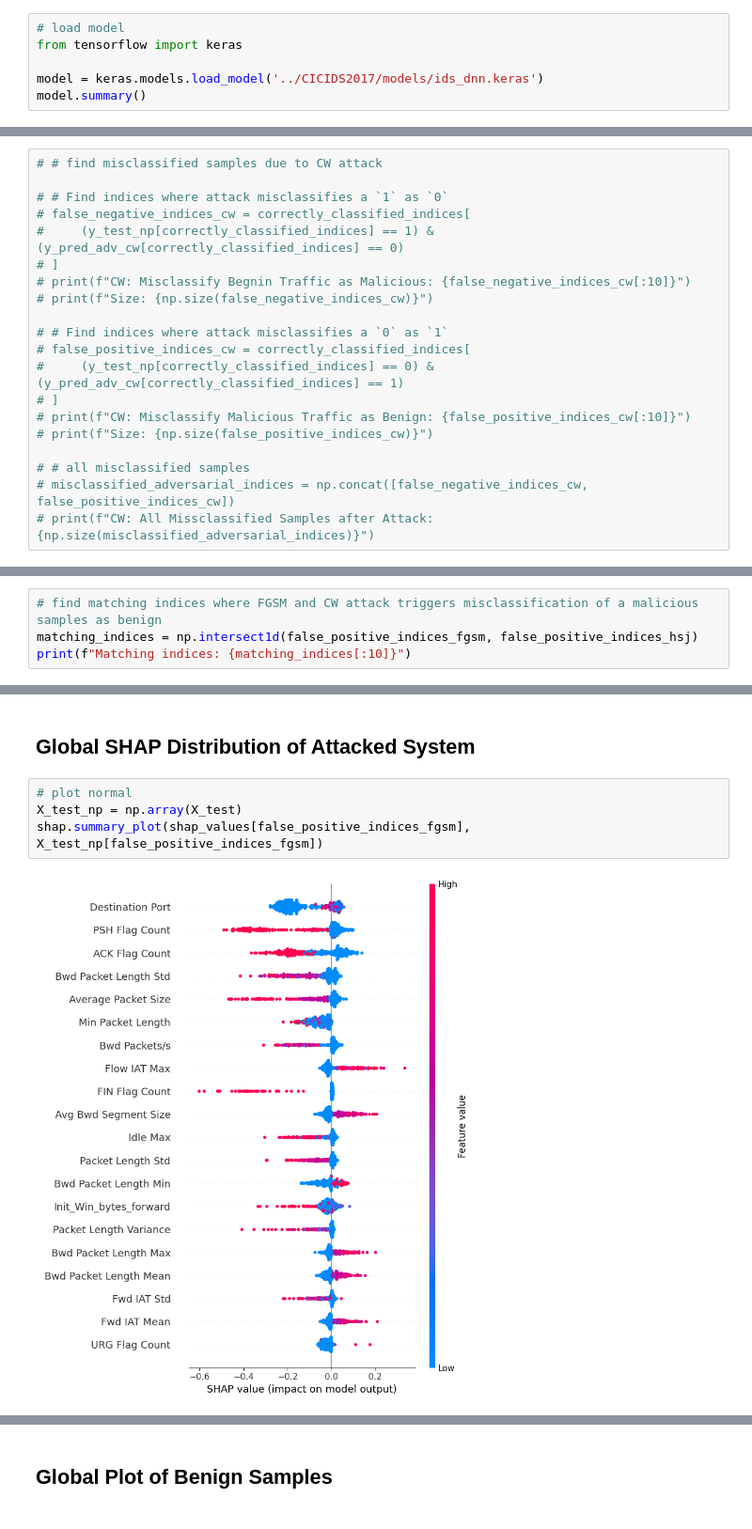
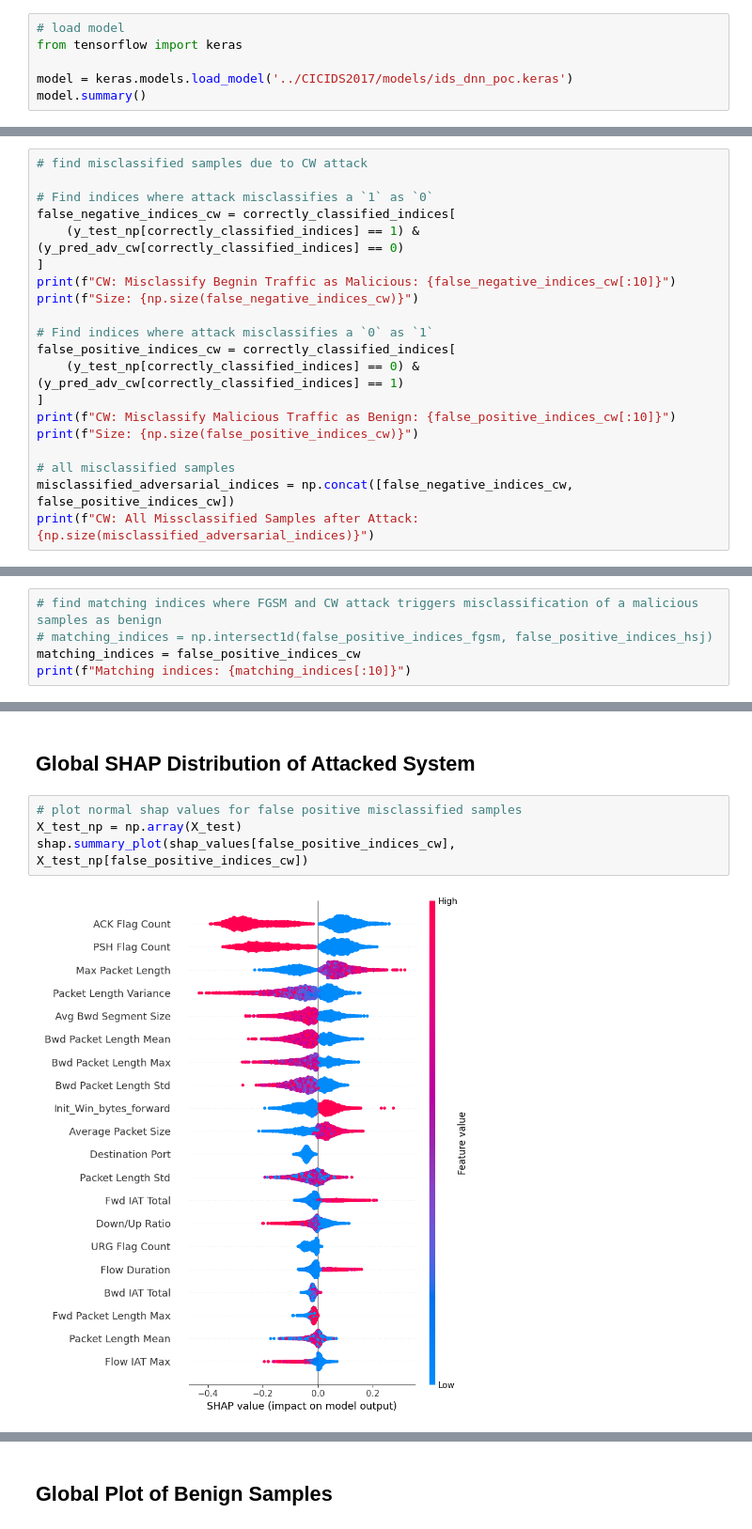
Before and after one commit to f-odc/xai-assisted-intrusion-detection, a Jupyter notebook: src/explainer.ipynb, the cells around one changed output, grey strips where cells are left out. Shown at 94% size. Cells and saved outputs as stored; diff of their text form.

```diff
--- a/src/explainer.ipynb
+++ b/src/explainer.ipynb
@@ -21,6 +21,6 @@ print(X_train.shape, X_test.shape, y_train.shape, y_test.shape)
 # load model
 from tensorflow import keras
 
-model = keras.models.load_model('../CICIDS2017/models/ids_dnn.keras')
+model = keras.models.load_model('../CICIDS2017/models/ids_dnn_poc.keras')
 model.summary()
 # %% [output]
@@ -306,21 +307,21 @@ FGSM: All Missclassified Samples after Attack: 457
 # %%
-# # find misclassified samples due to CW attack
+# find misclassified samples due to CW attack
 
-# # Find indices where attack misclassifies a `1` as `0`
-# false_negative_indices_cw = correctly_classified_indices[
-#     (y_test_np[correctly_classified_indices] == 1) & (y_pred_adv_cw[correctly_classified_indices] == 0)
-# ]
-# print(f"CW: Misclassify Begnin Traffic as Malicious: {false_negative_indices_cw[:10]}")
-# print(f"Size: {np.size(false_negative_indices_cw)}")
+# Find indices where attack misclassifies a `1` as `0`
+false_negative_indices_cw = correctly_classified_indices[
+    (y_test_np[correctly_classified_indices] == 1) & (y_pred_adv_cw[correctly_classified_indices] == 0)
+]
+print(f"CW: Misclassify Begnin Traffic as Malicious: {false_negative_indices_cw[:10]}")
+print(f"Size: {np.size(false_negative_indices_cw)}")
 
-# # Find indices where attack misclassifies a `0` as `1`
-# false_positive_indices_cw = correctly_classified_indices[
-#     (y_test_np[correctly_classified_indices] == 0) & (y_pred_adv_cw[correctly_classified_indices] == 1)
-# ]
-# print(f"CW: Misclassify Malicious Traffic as Benign: {false_positive_indices_cw[:10]}")
-# print(f"Size: {np.size(false_positive_indices_cw)}")
+# Find indices where attack misclassifies a `0` as `1`
+false_positive_indices_cw = correctly_classified_indices[
+    (y_test_np[correctly_classified_indices] == 0) & (y_pred_adv_cw[correctly_classified_indices] == 1)
+]
+print(f"CW: Misclassify Malicious Traffic as Benign: {false_positive_indices_cw[:10]}")
+print(f"Size: {np.size(false_positive_indices_cw)}")
 
-# # all misclassified samples
-# misclassified_adversarial_indices = np.concat([false_negative_indices_cw, false_positive_indices_cw])
-# print(f"CW: All Missclassified Samples after Attack: {np.size(misclassified_adversarial_indices)}")
+# all misclassified samples
+misclassified_adversarial_indices = np.concat([false_negative_indices_cw, false_positive_indices_cw])
+print(f"CW: All Missclassified Samples after Attack: {np.size(misclassified_adversarial_indices)}")
 # %%
@@ -353,6 +354,7 @@ Hop Skip Jump: All Missclassified Samples after Attack: 368
 ## Plot Sample Explanations that is Misclassified as Benign due to Attack
 # %%
 # find matching indices where FGSM and CW attack triggers misclassification of a malicious samples as benign
-matching_indices = np.intersect1d(false_positive_indices_fgsm, false_positive_indices_hsj)
+# matching_indices = np.intersect1d(false_positive_indices_fgsm, false_positive_indices_hsj)
+matching_indices = false_positive_indices_cw
 print(f"Matching indices: {matching_indices[:10]}")
 # %% [output]
@@ -451,9 +455,9 @@ local_df = X_test.iloc[index]
 # %% [markdown]
 ## Global SHAP Distribution of Attacked System
 # %%
-# plot normal
+# plot normal shap values for false positive misclassified samples
 X_test_np = np.array(X_test)
-shap.summary_plot(shap_values[false_positive_indices_fgsm], X_test_np[false_positive_indices_fgsm])
+shap.summary_plot(shap_values[false_positive_indices_cw], X_test_np[false_positive_indices_cw])
 # %% [output]
-[figure, old version]
+[figure, new version]
 # %%
```
Also changed, not shown: parts of 34 cells of this notebook, 6 other files.
